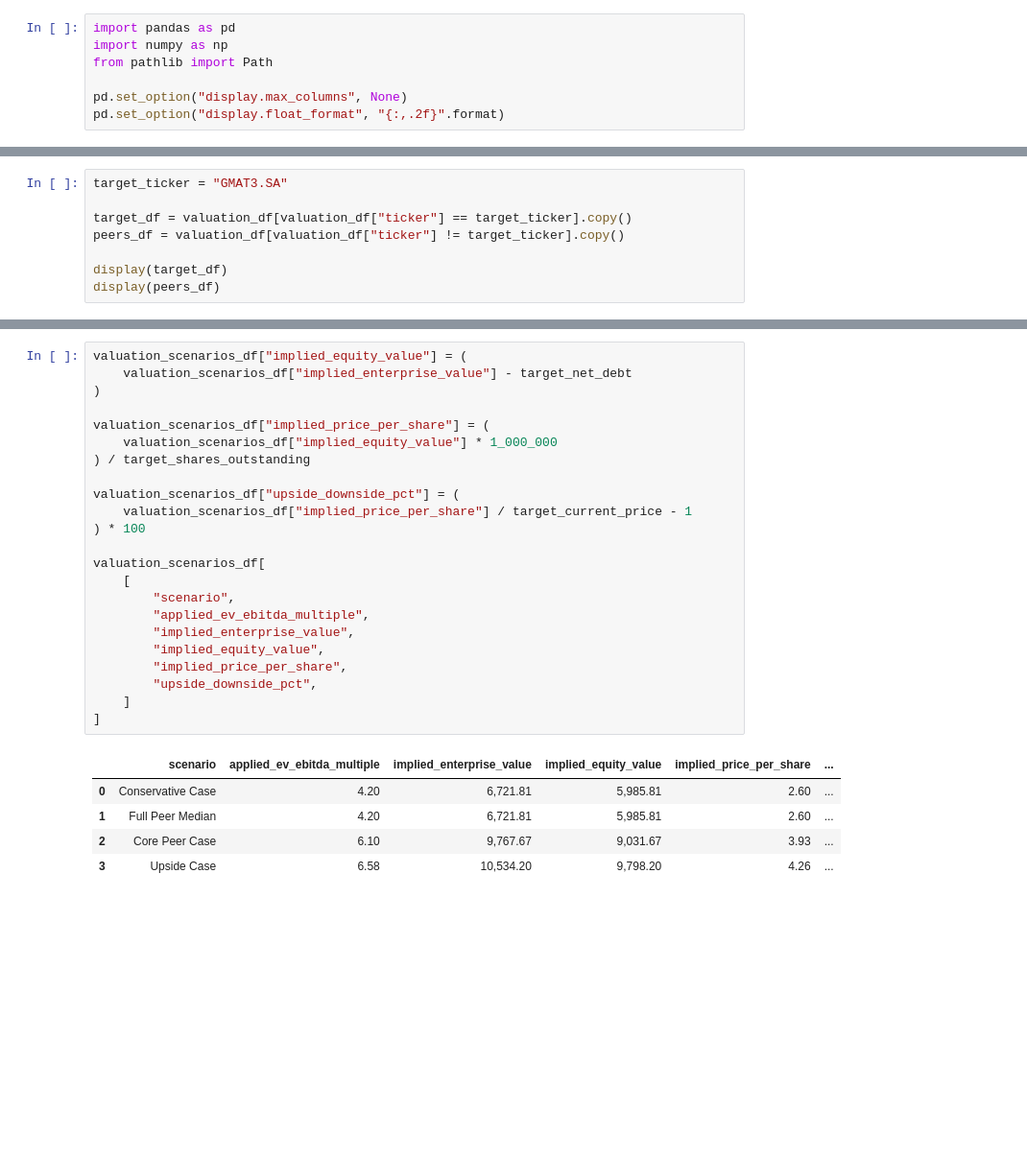
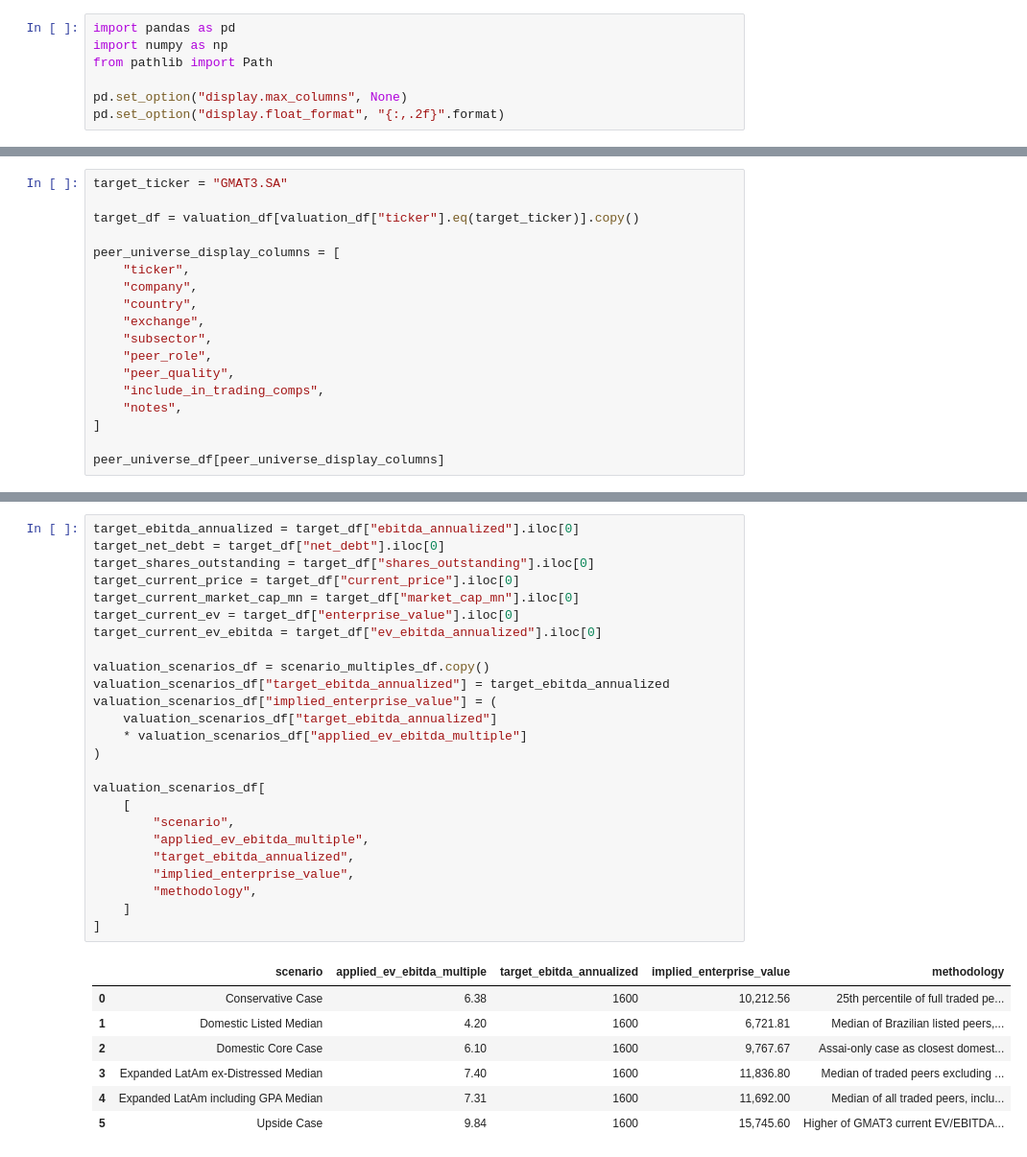
Before and after one commit to giorgiascherer21/gmat3-relative-valuation, a Jupyter notebook: notebooks/02-relative-valuation.ipynb, the cells around one changed output, grey strips where cells are left out. Shown at 96% size. Saved outputs shown, nothing was run; the diff lists cells and outputs as text; blank space fills up the shorter version.

```diff
--- a/notebooks/02-relative-valuation.ipynb
+++ b/notebooks/02-relative-valuation.ipynb
@@ -36,9 +67,19 @@ The target company should not be included in the peer median used to value itsel
 # %%
 target_ticker = "GMAT3.SA"
 
-target_df = valuation_df[valuation_df["ticker"] == target_ticker].copy()
-peers_df = valuation_df[valuation_df["ticker"] != target_ticker].copy()
+target_df = valuation_df[valuation_df["ticker"].eq(target_ticker)].copy()
 
-display(target_df)
-display(peers_df)
+peer_universe_display_columns = [
+    "ticker",
+    "company",
+    "country",
+    "exchange",
+    "subsector",
+    "peer_role",
+    "peer_quality",
+    "include_in_trading_comps",
+    "notes",
+]
+
+peer_universe_df[peer_universe_display_columns]
 # %% [output]
@@ -197,30 +367,34 @@ Because EV and net debt are in BRL millions and shares are absolute, equity valu
 # %%
-valuation_scenarios_df["implied_equity_value"] = (
-    valuation_scenarios_df["implied_enterprise_value"] - target_net_debt
+target_ebitda_annualized = target_df["ebitda_annualized"].iloc[0]
+target_net_debt = target_df["net_debt"].iloc[0]
+target_shares_outstanding = target_df["shares_outstanding"].iloc[0]
+target_current_price = target_df["current_price"].iloc[0]
+target_current_market_cap_mn = target_df["market_cap_mn"].iloc[0]
+target_current_ev = target_df["enterprise_value"].iloc[0]
+target_current_ev_ebitda = target_df["ev_ebitda_annualized"].iloc[0]
+
+valuation_scenarios_df = scenario_multiples_df.copy()
+valuation_scenarios_df["target_ebitda_annualized"] = target_ebitda_annualized
+valuation_scenarios_df["implied_enterprise_value"] = (
+    valuation_scenarios_df["target_ebitda_annualized"]
+    * valuation_scenarios_df["applied_ev_ebitda_multiple"]
 )
-
-valuation_scenarios_df["implied_price_per_share"] = (
-    valuation_scenarios_df["implied_equity_value"] * 1_000_000
-) / target_shares_outstanding
-
-valuation_scenarios_df["upside_downside_pct"] = (
-    valuation_scenarios_df["implied_price_per_share"] / target_current_price - 1
-) * 100
 
 valuation_scenarios_df[
     [
         "scenario",
         "applied_ev_ebitda_multiple",
+        "target_ebitda_annualized",
         "implied_enterprise_value",
-        "implied_equity_value",
-        "implied_price_per_share",
-        "upside_downside_pct",
+        "methodology",
     ]
 ]
 # %% [output]
-|  | scenario | applied_ev_ebitda_multiple | implied_enterprise_value | implied_equity_value | implied_price_per_share | ... |
-| 0 | Conservative Case | 4.20 | 6,721.81 | 5,985.81 | 2.60 | ... |
-| 1 | Full Peer Median | 4.20 | 6,721.81 | 5,985.81 | 2.60 | ... |
-| 2 | Core Peer Case | 6.10 | 9,767.67 | 9,031.67 | 3.93 | ... |
-| 3 | Upside Case | 6.58 | 10,534.20 | 9,798.20 | 4.26 | ... |
+|  | scenario | applied_ev_ebitda_multiple | target_ebitda_annualized | implied_enterprise_value | methodology |
+| 0 | Conservative Case | 6.38 | 1600 | 10,212.56 | 25th percentile of full traded pe... |
+| 1 | Domestic Listed Median | 4.20 | 1600 | 6,721.81 | Median of Brazilian listed peers,... |
+| 2 | Domestic Core Case | 6.10 | 1600 | 9,767.67 | Assai-only case as closest domest... |
+| 3 | Expanded LatAm ex-Distressed Median | 7.40 | 1600 | 11,836.80 | Median of traded peers excluding ... |
+| 4 | Expanded LatAm including GPA Median | 7.31 | 1600 | 11,692.00 | Median of all traded peers, inclu... |
+| 5 | Upside Case | 9.84 | 1600 | 15,745.60 | Higher of GMAT3 current EV/EBITDA... |
 # %% [markdown]
```
Also changed, not shown: parts of 23 cells of this notebook, 18 other files.
